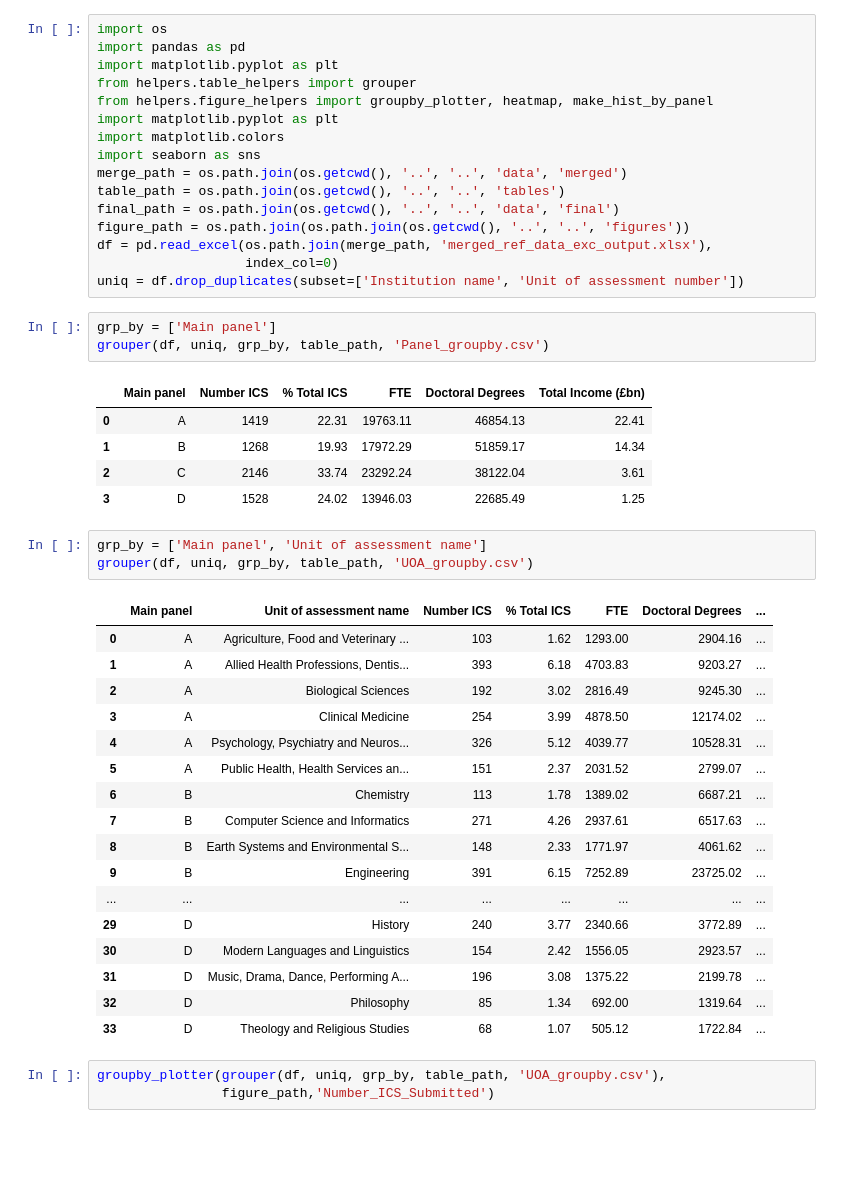
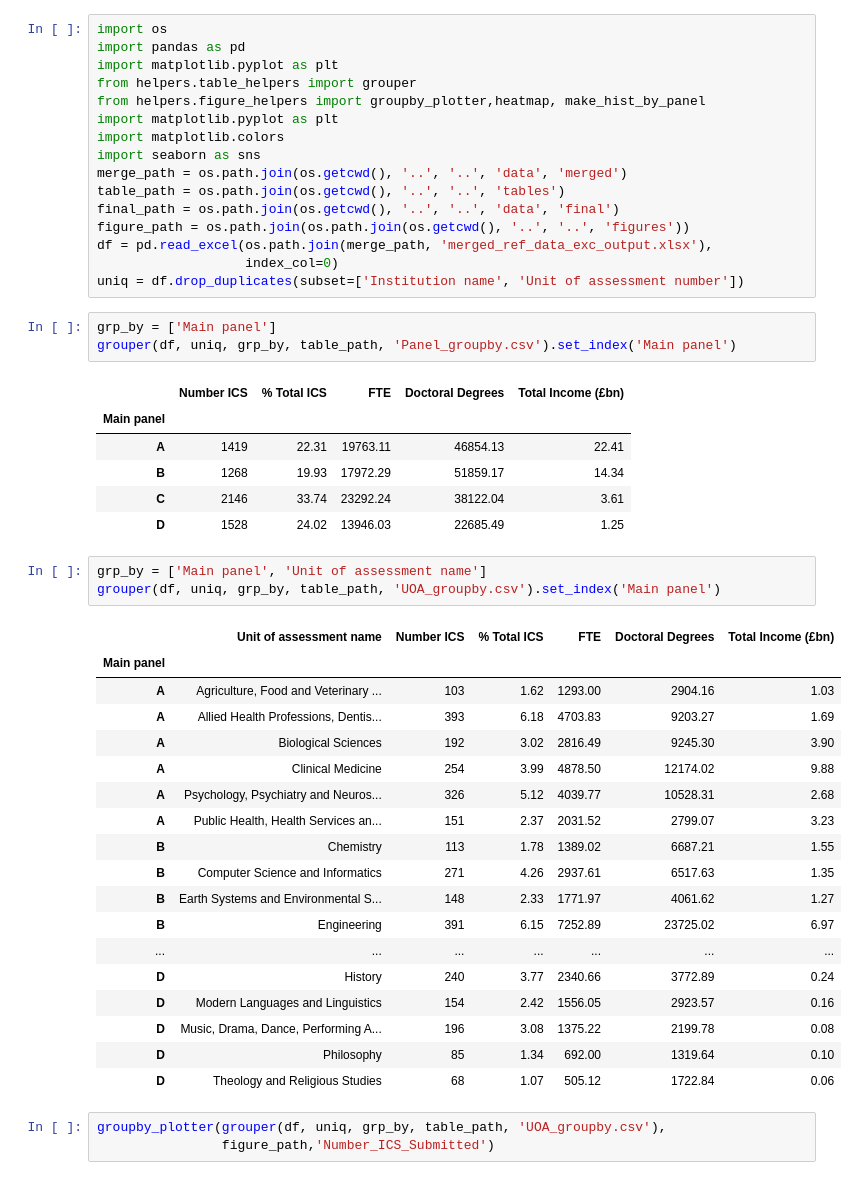
Before and after one commit to OxfordDemSci/ICS_Analysis, a Jupyter notebook: src/analysis/Analysis_Notebook.ipynb, the cells around one changed output. Drawn from its saved outputs; the diff is of its cells as text; blank space fills up the shorter version.

```diff
--- a/src/analysis/Analysis_Notebook.ipynb
+++ b/src/analysis/Analysis_Notebook.ipynb
@@ -3,7 +3,7 @@ import os
 import pandas as pd
 import matplotlib.pyplot as plt
 from helpers.table_helpers import grouper
-from helpers.figure_helpers import groupby_plotter, heatmap, make_hist_by_panel
+from helpers.figure_helpers import groupby_plotter,heatmap, make_hist_by_panel
 import matplotlib.pyplot as plt
 import matplotlib.colors
 import seaborn as sns
@@ -16,34 +16,36 @@ df = pd.read_excel(os.path.join(merge_path, 'merged_ref_data_exc_output.xlsx'),
 uniq = df.drop_duplicates(subset=['Institution name', 'Unit of assessment number'])
 # %%
 grp_by = ['Main panel']
-grouper(df, uniq, grp_by, table_path, 'Panel_groupby.csv')
+grouper(df, uniq, grp_by, table_path, 'Panel_groupby.csv').set_index('Main panel')
 # %% [output]
-|  | Main panel | Number ICS | % Total ICS | FTE | Doctoral Degrees | Total Income (£bn) |
-| 0 | A | 1419 | 22.31 | 19763.11 | 46854.13 | 22.41 |
-| 1 | B | 1268 | 19.93 | 17972.29 | 51859.17 | 14.34 |
-| 2 | C | 2146 | 33.74 | 23292.24 | 38122.04 | 3.61 |
-| 3 | D | 1528 | 24.02 | 13946.03 | 22685.49 | 1.25 |
+|  | Number ICS | % Total ICS | FTE | Doctoral Degrees | Total Income (£bn) |
+| Main panel |  |  |  |  |  |
+| A | 1419 | 22.31 | 19763.11 | 46854.13 | 22.41 |
+| B | 1268 | 19.93 | 17972.29 | 51859.17 | 14.34 |
+| C | 2146 | 33.74 | 23292.24 | 38122.04 | 3.61 |
+| D | 1528 | 24.02 | 13946.03 | 22685.49 | 1.25 |
 # %%
 grp_by = ['Main panel', 'Unit of assessment name']
-grouper(df, uniq, grp_by, table_path, 'UOA_groupby.csv')
+grouper(df, uniq, grp_by, table_path, 'UOA_groupby.csv').set_index('Main panel')
 # %% [output]
-|  | Main panel | Unit of assessment name | Number ICS | % Total ICS | FTE | Doctoral Degrees | ... |
-| 0 | A | Agriculture, Food and Veterinary ... | 103 | 1.62 | 1293.00 | 2904.16 | ... |
-| 1 | A | Allied Health Professions, Dentis... | 393 | 6.18 | 4703.83 | 9203.27 | ... |
-| 2 | A | Biological Sciences | 192 | 3.02 | 2816.49 | 9245.30 | ... |
-| 3 | A | Clinical Medicine | 254 | 3.99 | 4878.50 | 12174.02 | ... |
-| 4 | A | Psychology, Psychiatry and Neuros... | 326 | 5.12 | 4039.77 | 10528.31 | ... |
-| 5 | A | Public Health, Health Services an... | 151 | 2.37 | 2031.52 | 2799.07 | ... |
-| 6 | B | Chemistry | 113 | 1.78 | 1389.02 | 6687.21 | ... |
-| 7 | B | Computer Science and Informatics | 271 | 4.26 | 2937.61 | 6517.63 | ... |
-| 8 | B | Earth Systems and Environmental S... | 148 | 2.33 | 1771.97 | 4061.62 | ... |
-| 9 | B | Engineering | 391 | 6.15 | 7252.89 | 23725.02 | ... |
-| ... | ... | ... | ... | ... | ... | ... | ... |
-| 29 | D | History | 240 | 3.77 | 2340.66 | 3772.89 | ... |
-| 30 | D | Modern Languages and Linguistics | 154 | 2.42 | 1556.05 | 2923.57 | ... |
-| 31 | D | Music, Drama, Dance, Performing A... | 196 | 3.08 | 1375.22 | 2199.78 | ... |
-| 32 | D | Philosophy | 85 | 1.34 | 692.00 | 1319.64 | ... |
-| 33 | D | Theology and Religious Studies | 68 | 1.07 | 505.12 | 1722.84 | ... |
+|  | Unit of assessment name | Number ICS | % Total ICS | FTE | Doctoral Degrees | Total Income (£bn) |
+| Main panel |  |  |  |  |  |  |
+| A | Agriculture, Food and Veterinary ... | 103 | 1.62 | 1293.00 | 2904.16 | 1.03 |
+| A | Allied Health Professions, Dentis... | 393 | 6.18 | 4703.83 | 9203.27 | 1.69 |
+| A | Biological Sciences | 192 | 3.02 | 2816.49 | 9245.30 | 3.90 |
+| A | Clinical Medicine | 254 | 3.99 | 4878.50 | 12174.02 | 9.88 |
+| A | Psychology, Psychiatry and Neuros... | 326 | 5.12 | 4039.77 | 10528.31 | 2.68 |
+| A | Public Health, Health Services an... | 151 | 2.37 | 2031.52 | 2799.07 | 3.23 |
+| B | Chemistry | 113 | 1.78 | 1389.02 | 6687.21 | 1.55 |
+| B | Computer Science and Informatics | 271 | 4.26 | 2937.61 | 6517.63 | 1.35 |
+| B | Earth Systems and Environmental S... | 148 | 2.33 | 1771.97 | 4061.62 | 1.27 |
+| B | Engineering | 391 | 6.15 | 7252.89 | 23725.02 | 6.97 |
+| ... | ... | ... | ... | ... | ... | ... |
+| D | History | 240 | 3.77 | 2340.66 | 3772.89 | 0.24 |
+| D | Modern Languages and Linguistics | 154 | 2.42 | 1556.05 | 2923.57 | 0.16 |
+| D | Music, Drama, Dance, Performing A... | 196 | 3.08 | 1375.22 | 2199.78 | 0.08 |
+| D | Philosophy | 85 | 1.34 | 692.00 | 1319.64 | 0.10 |
+| D | Theology and Religious Studies | 68 | 1.07 | 505.12 | 1722.84 | 0.06 |
 # %%
 groupby_plotter(grouper(df, uniq, grp_by, table_path, 'UOA_groupby.csv'),
                 figure_path,'Number_ICS_Submitted')
```
Also changed, not shown: parts of 2 cells of this notebook.
